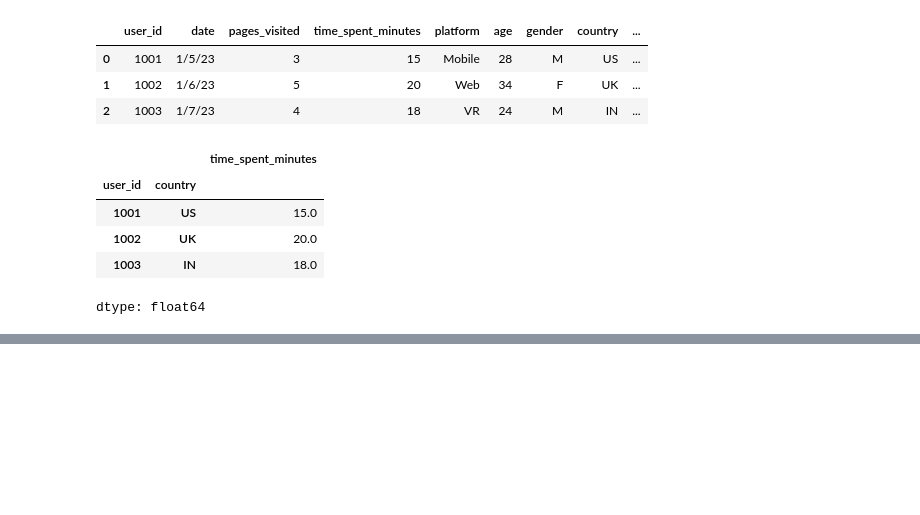
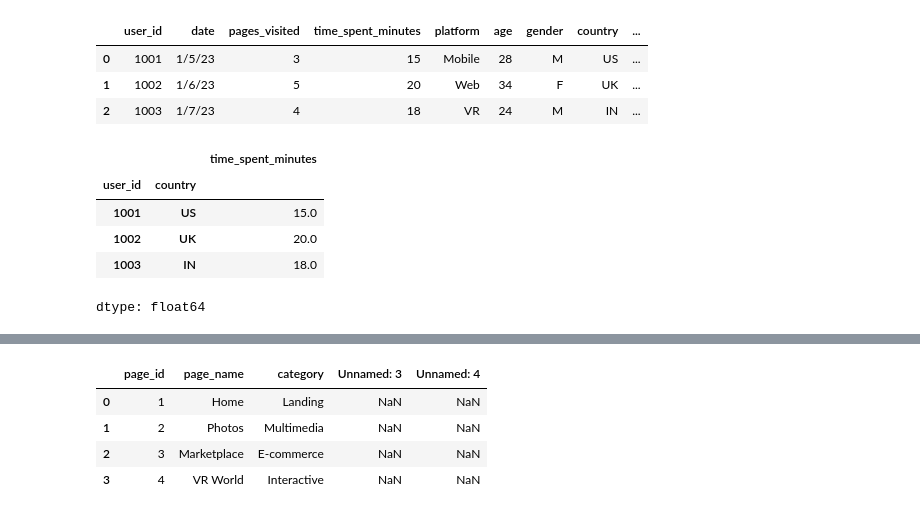
Before and after one commit to nehagovekar/Pandas_leetcode, a Jupyter notebook: Pandas_Practice_On_ProductCompanies.ipynb, the cells around one changed output, grey strips where cells are left out. Drawn from its saved outputs; the diff is of its cells as text; code cells hidden in the pictures; blank space fills up the shorter version.

```diff
--- a/Pandas_Practice_On_ProductCompanies.ipynb
+++ b/Pandas_Practice_On_ProductCompanies.ipynb
@@ -527,0 +570,8 @@ dtype: float64
+# %%
+df_page_metadata
+# %% [output]
+|  | page_id | page_name | category | Unnamed: 3 | Unnamed: 4 |
+| 0 | 1 | Home | Landing | NaN | NaN |
+| 1 | 2 | Photos | Multimedia | NaN | NaN |
+| 2 | 3 | Marketplace | E-commerce | NaN | NaN |
+| 3 | 4 | VR World | Interactive | NaN | NaN |
```
Also changed, not shown: parts of 17 cells of this notebook.
